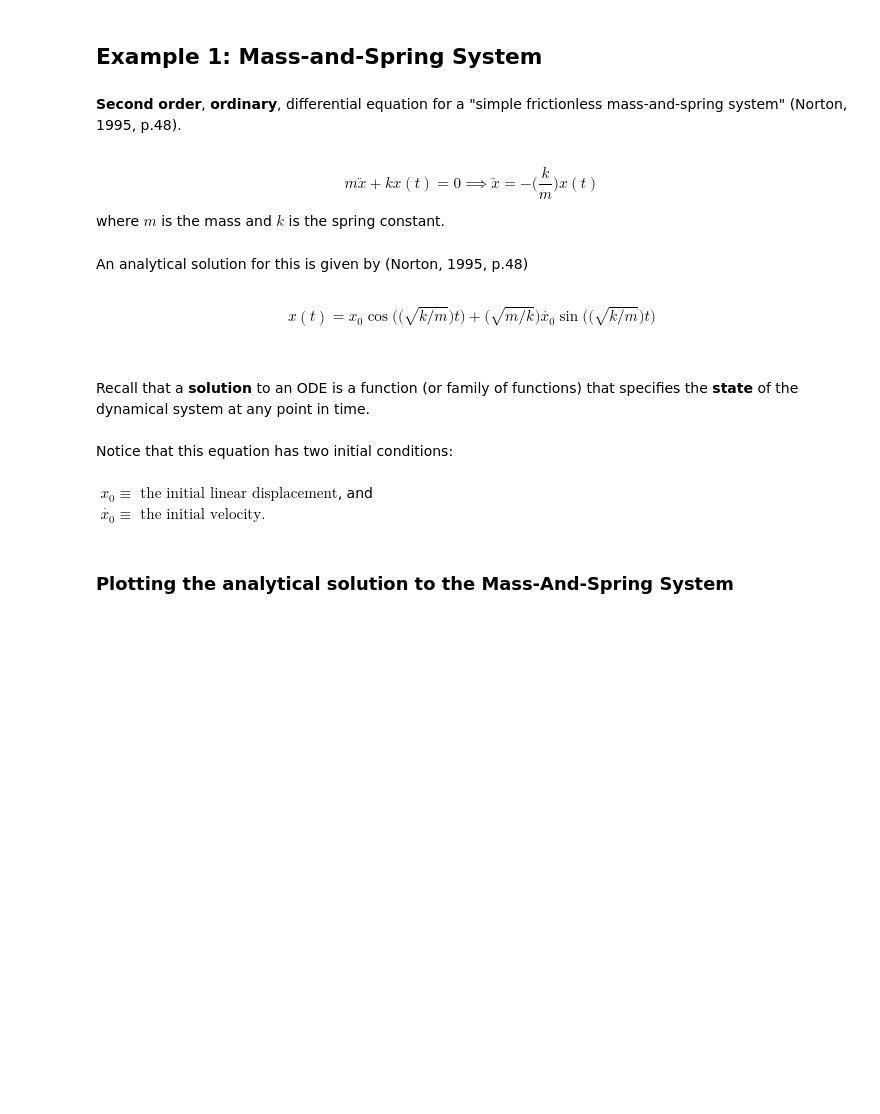
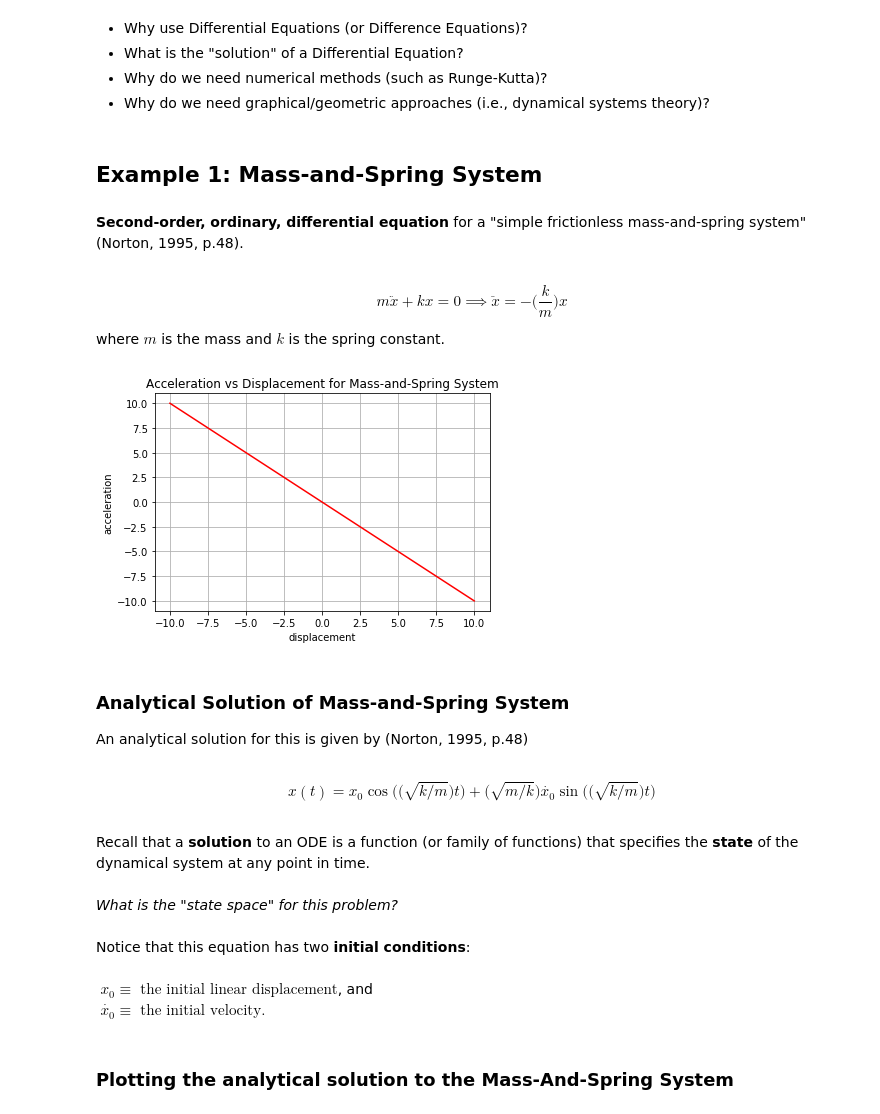
Before and after one commit to skugele/dynamical-systems, a Jupyter notebook: notebooks/ode_runge_kutta.ipynb, the cells around one changed output. Drawn from its saved outputs; the diff is of its cells as text; code cells hidden in the pictures; blank space fills up the shorter version.

Commit message:
Adds more explanatory markdown and plot updates

```diff
--- a/notebooks/ode_runge_kutta.ipynb
+++ b/notebooks/ode_runge_kutta.ipynb
@@ -2,13 +2,18 @@
 import matplotlib.pyplot as plt
 import matplotlib.gridspec as gridspec
 import numpy as np
+# %% [markdown]
+- Why use Differential Equations (or Difference Equations)?
+- What is the "solution" of a Differential Equation?
+- Why do we need numerical methods (such as Runge-Kutta)?
+- Why do we need graphical/geometric approaches (i.e., dynamical systems theory)?
 # %% [markdown]
 ## Example 1: Mass-and-Spring System
 # %% [markdown]
-**Second order**, **ordinary**, differential equation for a "simple frictionless mass-and-spring system" (Norton, 1995, p.48).
+**Second-order, ordinary, differential equation** for a "simple frictionless mass-and-spring system" (Norton, 1995, p.48).
 <br>
 <br>
-$$m\ddot{x} + kx(t) = 0 \implies \ddot{x} = -\Big(\frac{k}{m}\Big)x(t)$$
+$$m\ddot{x} + kx = 0 \implies \ddot{x} = -\Big(\frac{k}{m}\Big)x$$
 
 where $m$ is the mass and $k$ is the spring constant.
 # %%
@@ -18,16 +25,35 @@ K = 1.0 # spring constant
 def xddot(x):
   return -(K/M)*x
+# %%
+# range of displacement values for plot
+xs = np.linspace(-10, 10, num=100)
+
+# values of 2nd derivative over a range of displacements
+accels = [xddot(x) for x in xs]
+
+# plotting acceleration vs displacement
+fig, ax = plt.subplots()
+ax.plot(xs, accels, color='red', label='actual')
+ax.set(xlabel='displacement', ylabel='acceleration',
+       title='Acceleration vs Displacement for Mass-and-Spring System')
+ax.grid()
+# %% [output]
+[figure, added]
 # %% [markdown]
+### Analytical Solution of Mass-and-Spring System
+
 An analytical solution for this is given by (Norton, 1995, p.48)
 <br>
 <br>
 $$x(t) = x_0 \cos\Big(\Big(\sqrt{k/m}\Big)t\Big) + \Big(\sqrt{m/k}\Big)\dot{x_0}\sin\Big({\Big(\sqrt{k/m}\Big)t}\Big)$$
 <br>
-<br>
 Recall that a **solution** to an ODE is a function (or family of functions) that specifies the **state** of the dynamical system at any point in time.
 <br>
 <br>
-Notice that this equation has two initial conditions:
+*What is the "state space" for this problem?*
+<br>
+<br>
+Notice that this equation has two **initial conditions**:
 <br>
 <br>
 &nbsp;$x_0 \equiv \text{ the initial linear displacement}$, and
```
Also changed, not shown: parts of 13 cells of this notebook.
